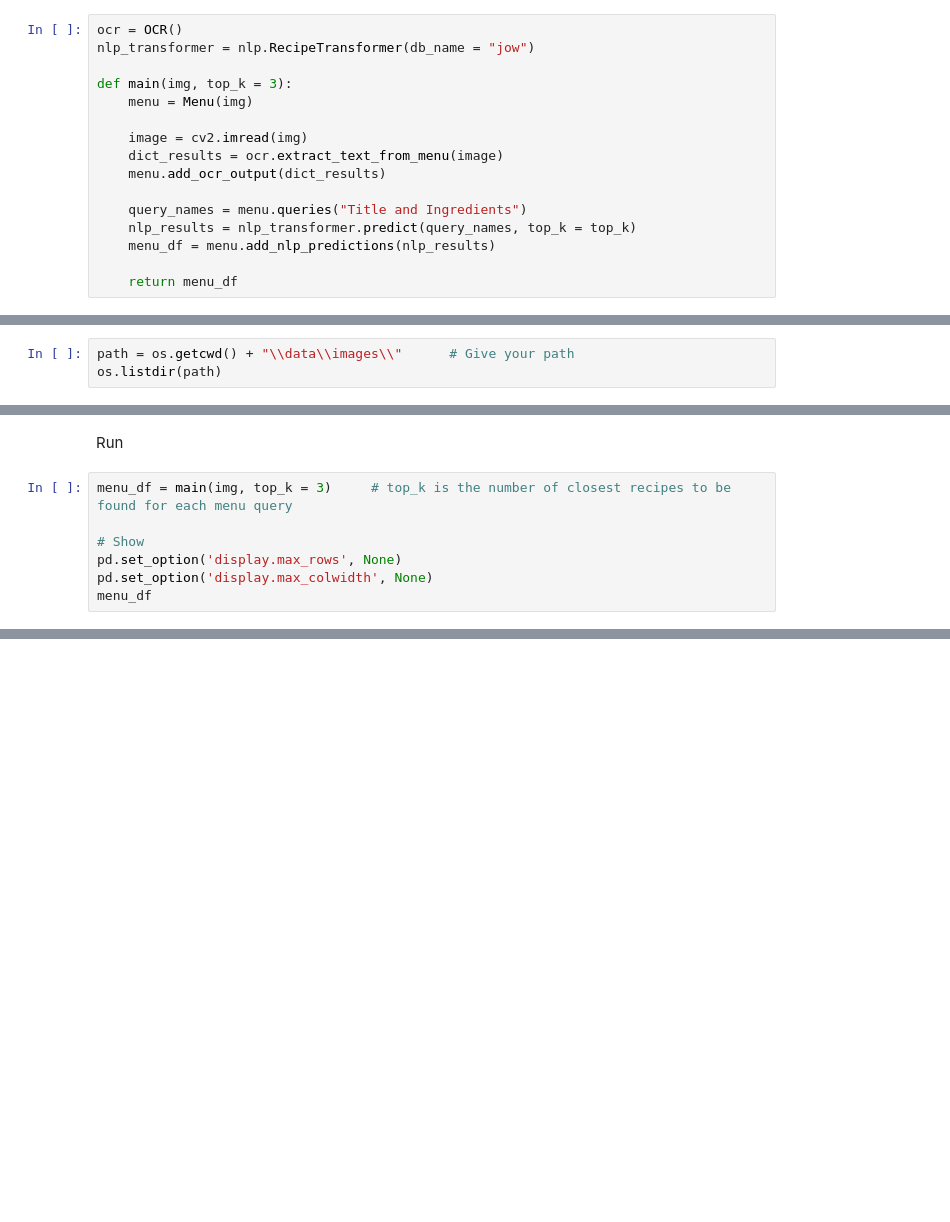
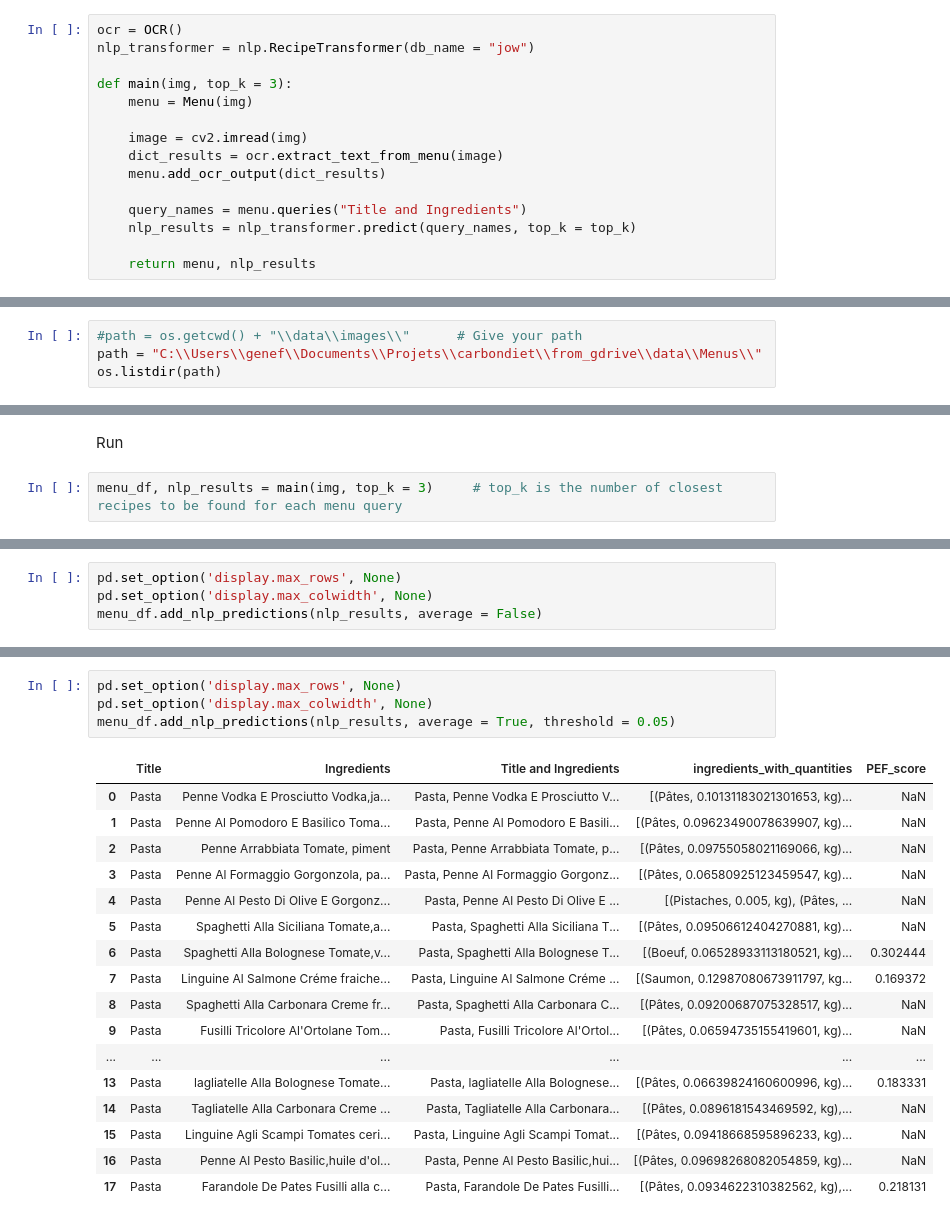
Before and after one commit to eliottcls/carbondiet, a Jupyter notebook: test.ipynb, the cells around one changed output, grey strips where cells are left out. Saved outputs shown, nothing was run; the diff lists cells and outputs as text; blank space fills up the shorter version.

```diff
--- a/test.ipynb
+++ b/test.ipynb
@@ -142,8 +152,7 @@ def main(img, top_k = 3):
 
     query_names = menu.queries("Title and Ingredients")
     nlp_results = nlp_transformer.predict(query_names, top_k = top_k)
-    menu_df = menu.add_nlp_predictions(nlp_results)
 
-    return menu_df
+    return menu, nlp_results
 # %% [output]
 ### LOADING THE MODEL ###
@@ -154,7 +163,8 @@ The database is loaded.
 # %% [markdown]
 See the list of available menus
 # %%
-path = os.getcwd() + "\\data\\images\\"      # Give your path
+#path = os.getcwd() + "\\data\\images\\"      # Give your path
+path = "C:\\Users\\genef\\Documents\\Projets\\carbondiet\\from_gdrive\\data\\Menus\\"
 os.listdir(path)
 # %% [output]
 ['burgart_205074_c70.jpg',
@@ -179,10 +189,5 @@ img = path + filename            # absolute path toward image
 # %% [markdown]
 Run
 # %%
-menu_df = main(img, top_k = 3)     # top_k is the number of closest recipes to be found for each menu query
-
-# Show
-pd.set_option('display.max_rows', None)
-pd.set_option('display.max_colwidth', None)
-menu_df
+menu_df, nlp_results = main(img, top_k = 3)     # top_k is the number of closest recipes to be found for each menu query
 # %% [output]
@@ -207,0 +198,4 @@ Speed: 4.0ms preprocess, 438.8ms inference, 18.9ms postprocess per image at shap
+# %%
+pd.set_option('display.max_rows', None)
+pd.set_option('display.max_colwidth', None)
+menu_df.add_nlp_predictions(nlp_results, average = False)
@@ -207,0 +220,22 @@ Speed: 4.0ms preprocess, 438.8ms inference, 18.9ms postprocess per image at shap
+# %%
+pd.set_option('display.max_rows', None)
+pd.set_option('display.max_colwidth', None)
+menu_df.add_nlp_predictions(nlp_results, average = True, threshold = 0.05)
+# %% [output]
+|  | Title | Ingredients | Title and Ingredients | ingredients_with_quantities | PEF_score |
+| 0 | Pasta | Penne Vodka E Prosciutto Vodka,ja... | Pasta, Penne Vodka E Prosciutto V... | [(Pâtes, 0.10131183021301653, kg)... | NaN |
+| 1 | Pasta | Penne Al Pomodoro E Basilico Toma... | Pasta, Penne Al Pomodoro E Basili... | [(Pâtes, 0.09623490078639907, kg)... | NaN |
+| 2 | Pasta | Penne Arrabbiata Tomate, piment | Pasta, Penne Arrabbiata Tomate, p... | [(Pâtes, 0.09755058021169066, kg)... | NaN |
+| 3 | Pasta | Penne Al Formaggio Gorgonzola, pa... | Pasta, Penne Al Formaggio Gorgonz... | [(Pâtes, 0.06580925123459547, kg)... | NaN |
+| 4 | Pasta | Penne Al Pesto Di Olive E Gorgonz... | Pasta, Penne Al Pesto Di Olive E ... | [(Pistaches, 0.005, kg), (Pâtes, ... | NaN |
+| 5 | Pasta | Spaghetti Alla Siciliana Tomate,a... | Pasta, Spaghetti Alla Siciliana T... | [(Pâtes, 0.09506612404270881, kg)... | NaN |
+| 6 | Pasta | Spaghetti Alla Bolognese Tomate,v... | Pasta, Spaghetti Alla Bolognese T... | [(Boeuf, 0.06528933113180521, kg)... | 0.302444 |
+| 7 | Pasta | Linguine Al Salmone Créme fraiche... | Pasta, Linguine Al Salmone Créme ... | [(Saumon, 0.12987080673911797, kg... | 0.169372 |
+| 8 | Pasta | Spaghetti Alla Carbonara Creme fr... | Pasta, Spaghetti Alla Carbonara C... | [(Pâtes, 0.09200687075328517, kg)... | NaN |
+| 9 | Pasta | Fusilli Tricolore Al'Ortolane Tom... | Pasta, Fusilli Tricolore Al'Ortol... | [(Pâtes, 0.06594735155419601, kg)... | NaN |
+| ... | ... | ... | ... | ... | ... |
+| 13 | Pasta | lagliatelle Alla Bolognese Tomate... | Pasta, lagliatelle Alla Bolognese... | [(Pâtes, 0.06639824160600996, kg)... | 0.183331 |
+| 14 | Pasta | Tagliatelle Alla Carbonara Creme ... | Pasta, Tagliatelle Alla Carbonara... | [(Pâtes, 0.0896181543469592, kg),... | NaN |
+| 15 | Pasta | Linguine Agli Scampi Tomates ceri... | Pasta, Linguine Agli Scampi Tomat... | [(Pâtes, 0.09418668595896233, kg)... | NaN |
+| 16 | Pasta | Penne Al Pesto Basilic,huile d'ol... | Pasta, Penne Al Pesto Basilic,hui... | [(Pâtes, 0.09698268082054859, kg)... | NaN |
+| 17 | Pasta | Farandole De Pates Fusilli alla c... | Pasta, Farandole De Pates Fusilli... | [(Pâtes, 0.0934622310382562, kg),... | 0.218131 |
```
Also changed, not shown: parts of 13 cells of this notebook.
